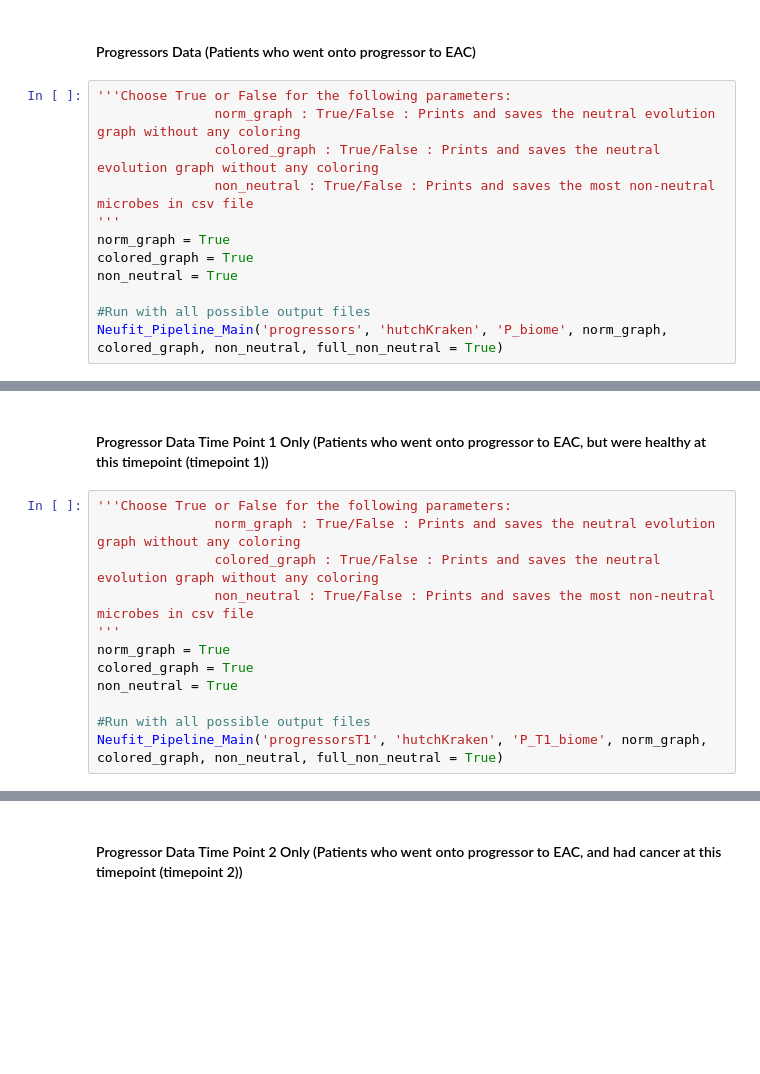
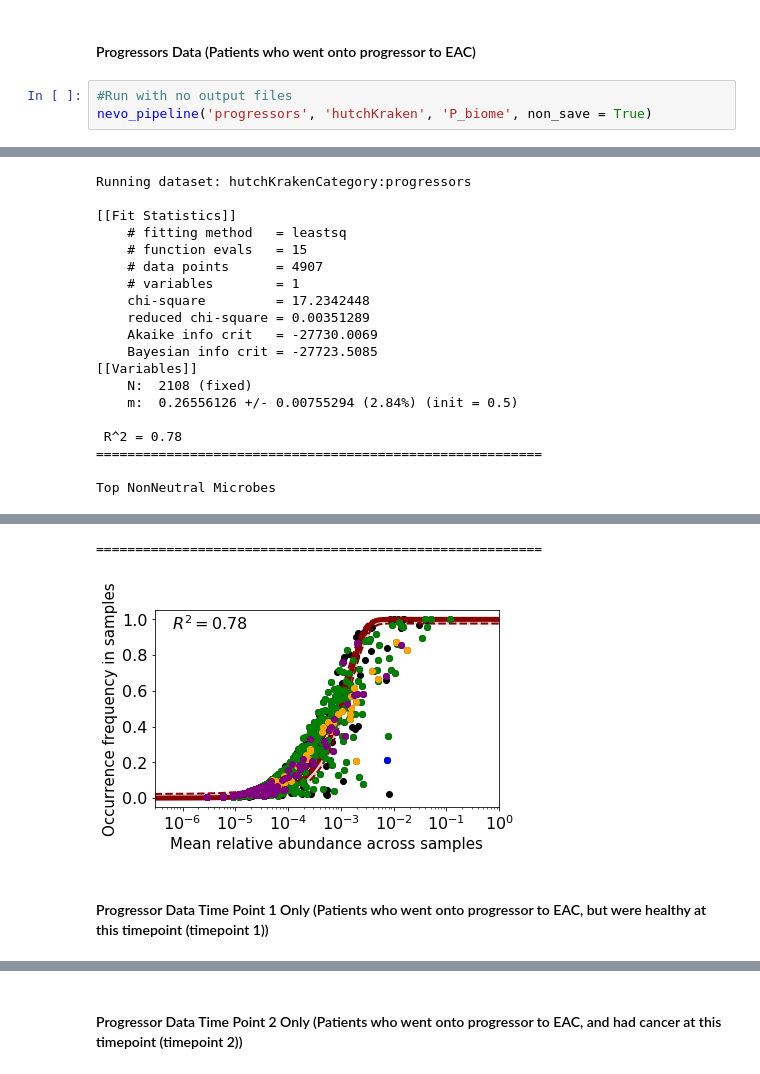
Before and after one commit to cguccione/NeutralEvolutionModeling, a Jupyter notebook: ipynb/nevo_pipeline_notebook.ipynb, the cells around one changed output, grey strips where cells are left out. Saved outputs shown, nothing was run; the diff lists cells and outputs as text; blank space fills up the shorter version.

```diff
--- a/ipynb/nevo_pipeline_notebook.ipynb
+++ b/ipynb/nevo_pipeline_notebook.ipynb
@@ -79,14 +85,6 @@ Neufit_Pipeline_Main('combined', 'hutchKraken', 'combined_biome', norm_graph, co
 # %% [markdown]
 #### Progressors Data (Patients who went onto progressor to EAC)
-# %%
-'''Choose True or False for the following parameters:
-               norm_graph : True/False : Prints and saves the neutral evolution graph without any coloring
-               colored_graph : True/False : Prints and saves the neutral evolution graph without any coloring
-               non_neutral : True/False : Prints and saves the most non-neutral microbes in csv file
-'''
-norm_graph = True
-colored_graph = True
-non_neutral = True
-
-#Run with all possible output files
-Neufit_Pipeline_Main('progressors', 'hutchKraken', 'P_biome', norm_graph, colored_graph, non_neutral, full_non_neutral = True)
+# %%
+#Run with no output files
+nevo_pipeline('progressors', 'hutchKraken', 'P_biome', non_save = True)
+# %% [output]
@@ -92,0 +93,19 @@ Neufit_Pipeline_Main('progressors', 'hutchKraken', 'P_biome', norm_graph, colore
+Running dataset: hutchKrakenCategory:progressors
+
+[[Fit Statistics]]
+    # fitting method   = leastsq
+    # function evals   = 15
+    # data points      = 4907
+    # variables        = 1
+    chi-square         = 17.2342448
+    reduced chi-square = 0.00351289
+    Akaike info crit   = -27730.0069
+    Bayesian info crit = -27723.5085
+[[Variables]]
+    N:  2108 (fixed)
+    m:  0.26556126 +/- 0.00755294 (2.84%) (init = 0.5)
+
+ R^2 = 0.78
+=========================================================
+
+Top NonNeutral Microbes
@@ -93,14 +119,4 @@ Neufit_Pipeline_Main('progressors', 'hutchKraken', 'P_biome', norm_graph, colore
+=========================================================
+[figure, added]
 # %% [markdown]
 #### Progressor Data Time Point 1 Only (Patients who went onto progressor to EAC, but were healthy at this timepoint (timepoint 1))
-# %%
-'''Choose True or False for the following parameters:
-               norm_graph : True/False : Prints and saves the neutral evolution graph without any coloring
-               colored_graph : True/False : Prints and saves the neutral evolution graph without any coloring
-               non_neutral : True/False : Prints and saves the most non-neutral microbes in csv file
-'''
-norm_graph = True
-colored_graph = True
-non_neutral = True
-
-#Run with all possible output files
-Neufit_Pipeline_Main('progressorsT1', 'hutchKraken', 'P_T1_biome', norm_graph, colored_graph, non_neutral, full_non_neutral = True)
```
Also changed, not shown: parts of 24 cells of this notebook, 11 other files.
